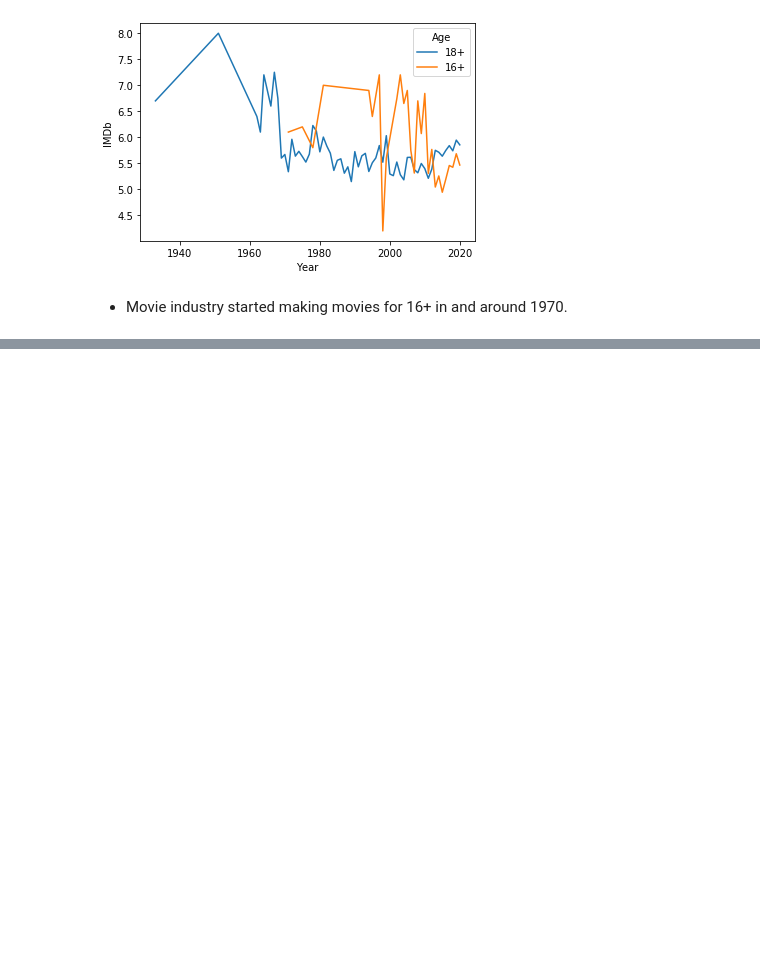
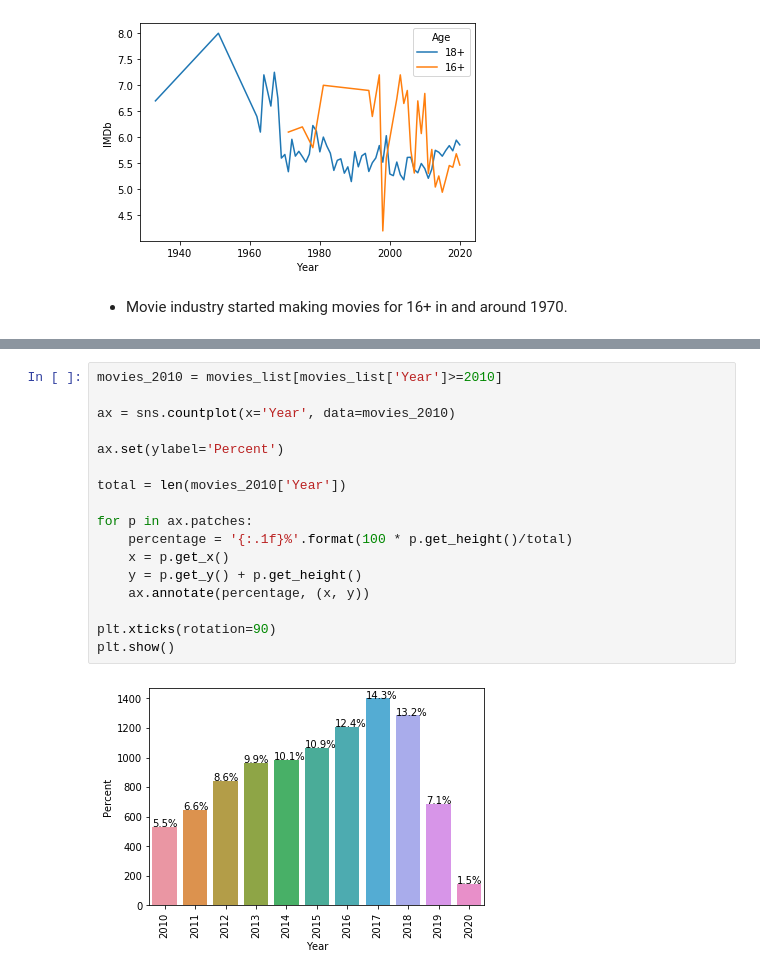
Before and after one commit to rabuhassan/my_python_adventures, a Jupyter notebook: PA419 Creating Plots with Seaborn.ipynb, the cells around one changed output, grey strips where cells are left out. Drawn from its saved outputs; the diff is of its cells as text; blank space fills up the shorter version.

```diff
--- a/PA419 Creating Plots with Seaborn.ipynb
+++ b/PA419 Creating Plots with Seaborn.ipynb
@@ -204,0 +209,19 @@ sns.lineplot(x = 'Year', y = 'IMDb',
+# %%
+movies_2010 = movies_list[movies_list['Year']>=2010]
+
+ax = sns.countplot(x='Year', data=movies_2010)
+
+ax.set(ylabel='Percent')
+
+total = len(movies_2010['Year'])
+
+for p in ax.patches:
+    percentage = '{:.1f}%'.format(100 * p.get_height()/total)
+    x = p.get_x()
+    y = p.get_y() + p.get_height()
+    ax.annotate(percentage, (x, y))
+
+plt.xticks(rotation=90)
+plt.show()
+# %% [output]
+[figure, added]
```
Also changed, not shown: parts of 2 cells of this notebook, 1 other file.
